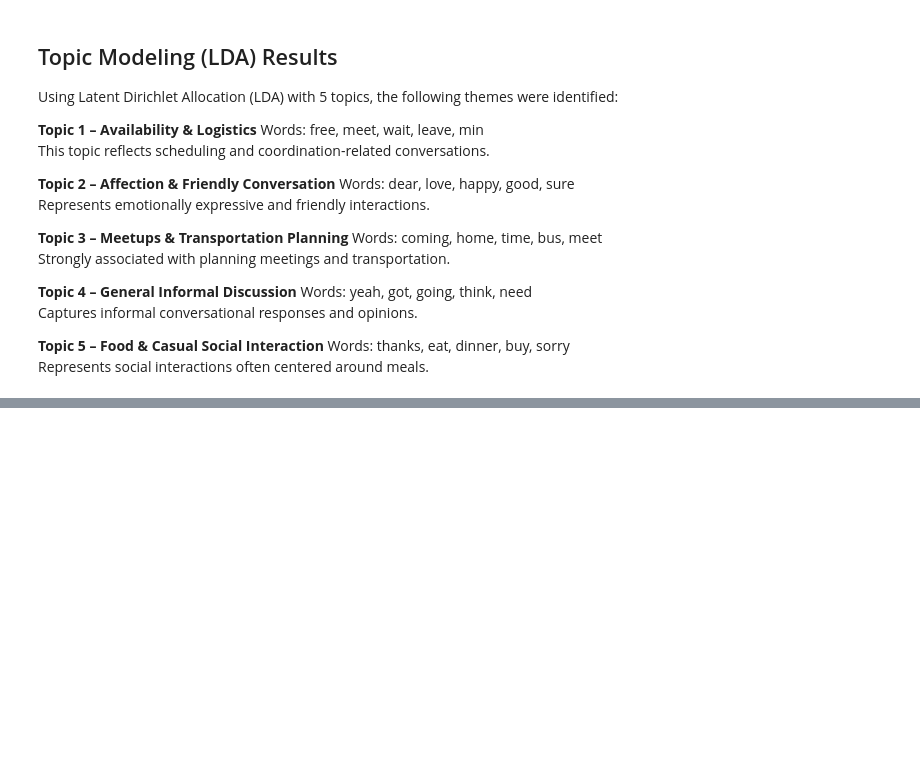
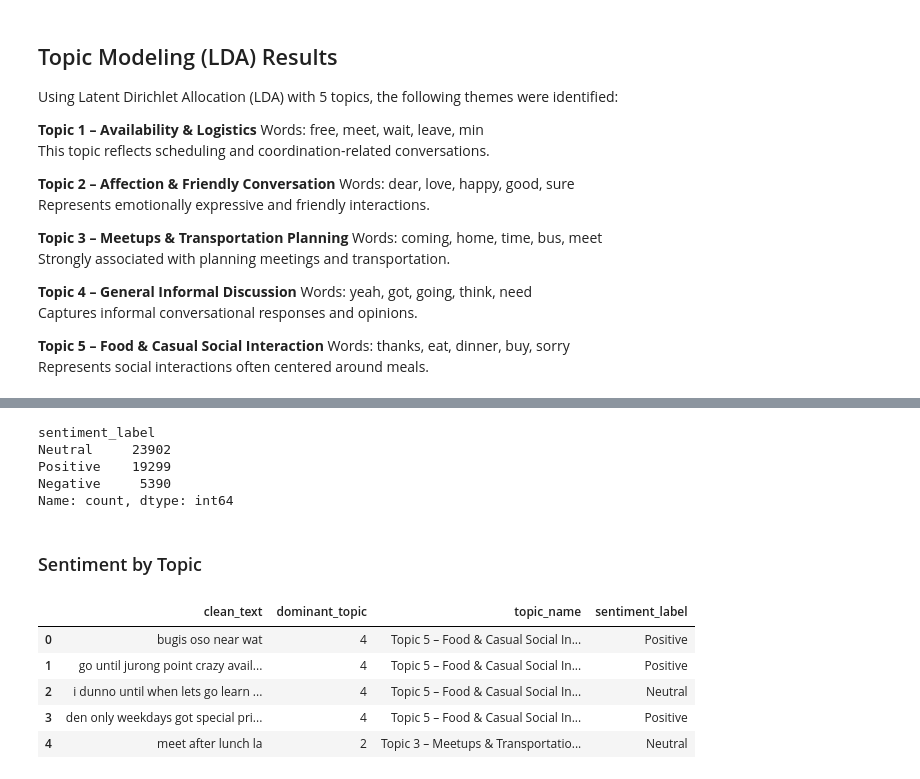
Before and after one commit to natalialungu22/NLP-SMS-Analysis, a Jupyter notebook: sms_chat_analysis.ipynb, the cells around one changed output, grey strips where cells are left out. Cells and saved outputs as stored; diff of their text form; code cells hidden in the pictures; blank space fills up the shorter version.

```diff
--- a/sms_chat_analysis.ipynb
+++ b/sms_chat_analysis.ipynb
@@ -401,3 +401,11 @@ Captures informal conversational responses and opinions.
 **Topic 5 – Food & Casual Social Interaction**
 Words: thanks, eat, dinner, buy, sorry
 Represents social interactions often centered around meals.
+# %%
+# Get topic probabilities for each message
+topic_values = lda.transform(tfidf)
+
+# Assign dominant topic
+df["dominant_topic"] = topic_values.argmax(axis=1)
+
+df[["clean_text", "dominant_topic"]].head()
@@ -403,0 +457,7 @@ Represents social interactions often centered around meals.
+# %%
+
+
+# Calculate sentiment polarity
+df["sentiment"] = df["clean_text"].apply(lambda x: TextBlob(x).sentiment.polarity)
+
+df[["clean_text", "sentiment"]].head()
@@ -403,0 +471,42 @@ Represents social interactions often centered around meals.
+# %%
+def categorize_sentiment(score):
+    if score > 0:
+        return "Positive"
+    elif score < 0:
+        return "Negative"
+    else:
+        return "Neutral"
+
+df["sentiment_label"] = df["sentiment"].apply(categorize_sentiment)
+
+df["sentiment_label"].value_counts()
+# %% [output]
+sentiment_label
+Neutral     23902
+Positive    19299
+Negative     5390
+Name: count, dtype: int64
+# %% [markdown]
+### Sentiment by Topic
+# %%
+## Create a Topic Name Map (so it’s readable)
+
+# Human-readable topic names (based on your LDA output)
+topic_names = {
+    0: "Topic 1 – Availability & Logistics",
+    1: "Topic 2 – Affection & Friendly Conversation",
+    2: "Topic 3 – Meetups & Transportation Planning",
+    3: "Topic 4 – General Informal Discussion",
+    4: "Topic 5 – Food & Casual Social Interaction"
+}
+
+df["topic_name"] = df["dominant_topic"].map(topic_names)
+
+df[["clean_text", "dominant_topic", "topic_name", "sentiment_label"]].head()
+# %% [output]
+|  | clean_text | dominant_topic | topic_name | sentiment_label |
+| 0 | bugis oso near wat | 4 | Topic 5 – Food & Casual Social In... | Positive |
+| 1 | go until jurong point crazy avail... | 4 | Topic 5 – Food & Casual Social In... | Positive |
+| 2 | i dunno until when lets go learn ... | 4 | Topic 5 – Food & Casual Social In... | Neutral |
+| 3 | den only weekdays got special pri... | 4 | Topic 5 – Food & Casual Social In... | Positive |
+| 4 | meet after lunch la | 2 | Topic 3 – Meetups & Transportatio... | Neutral |
```
Also changed, not shown: parts of 13 cells of this notebook.
